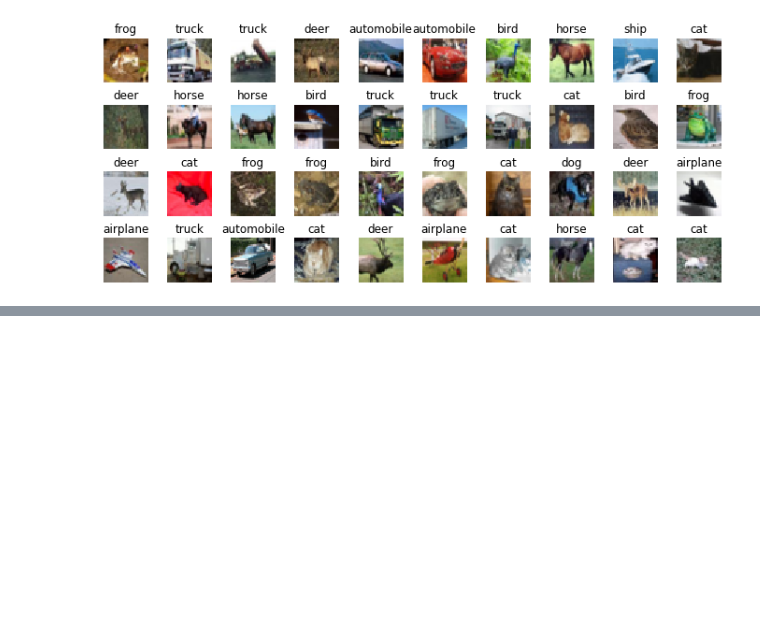
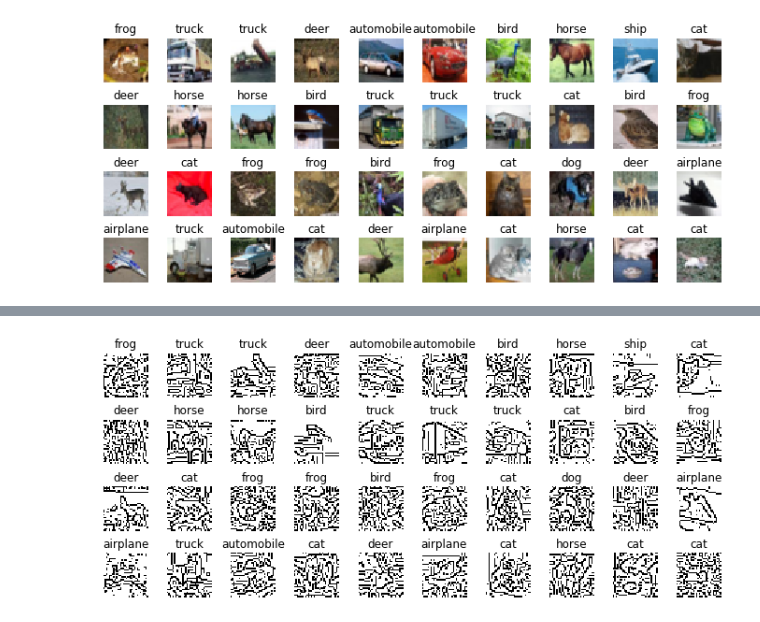
Before and after one commit to raymond-selvik/machine-learning-samples, a Jupyter notebook: segmentation.ipynb, the cells around one changed output, grey strips where cells are left out. Saved outputs shown, nothing was run; the diff lists cells and outputs as text; code cells hidden in the pictures; blank space fills up the shorter version.

```diff
--- a/segmentation.ipynb
+++ b/segmentation.ipynb
@@ -105,0 +202,28 @@ plotTrainingStat(history)
+# %%
+import cv2
+
+class CannyEdgeTransformer(BaseEstimator, TransformerMixin):
+    def __init__(self):
+        return None
+    def fit(self, X):
+        return self
+    def transform(self, X):
+        transformed_images = []
+        for i in range(np.size(X, 0)):
+            X[i] = X[i] * 255.0
+            canny_img = cv2.Canny(X[i].astype(np.uint8),32,32)
+            canny_img = canny_img/255.0
+            transformed_images.append(canny_img)
+        return np.array(transformed_images)
+# %%
+canny_processing_pipeline = Pipeline([
+    ('Canny', CannyEdgeTransformer()),
+    ('Scaler', Scaler())
+])
+
+X_train_canny = canny_processing_pipeline.transform(X_train)
+X_test_canny = canny_processing_pipeline.transform(X_test)
+# %%
+printImages(X_train_canny, y_train)
+# %% [output]
+[figure, added]
```
Also changed, not shown: parts of 24 cells of this notebook.
